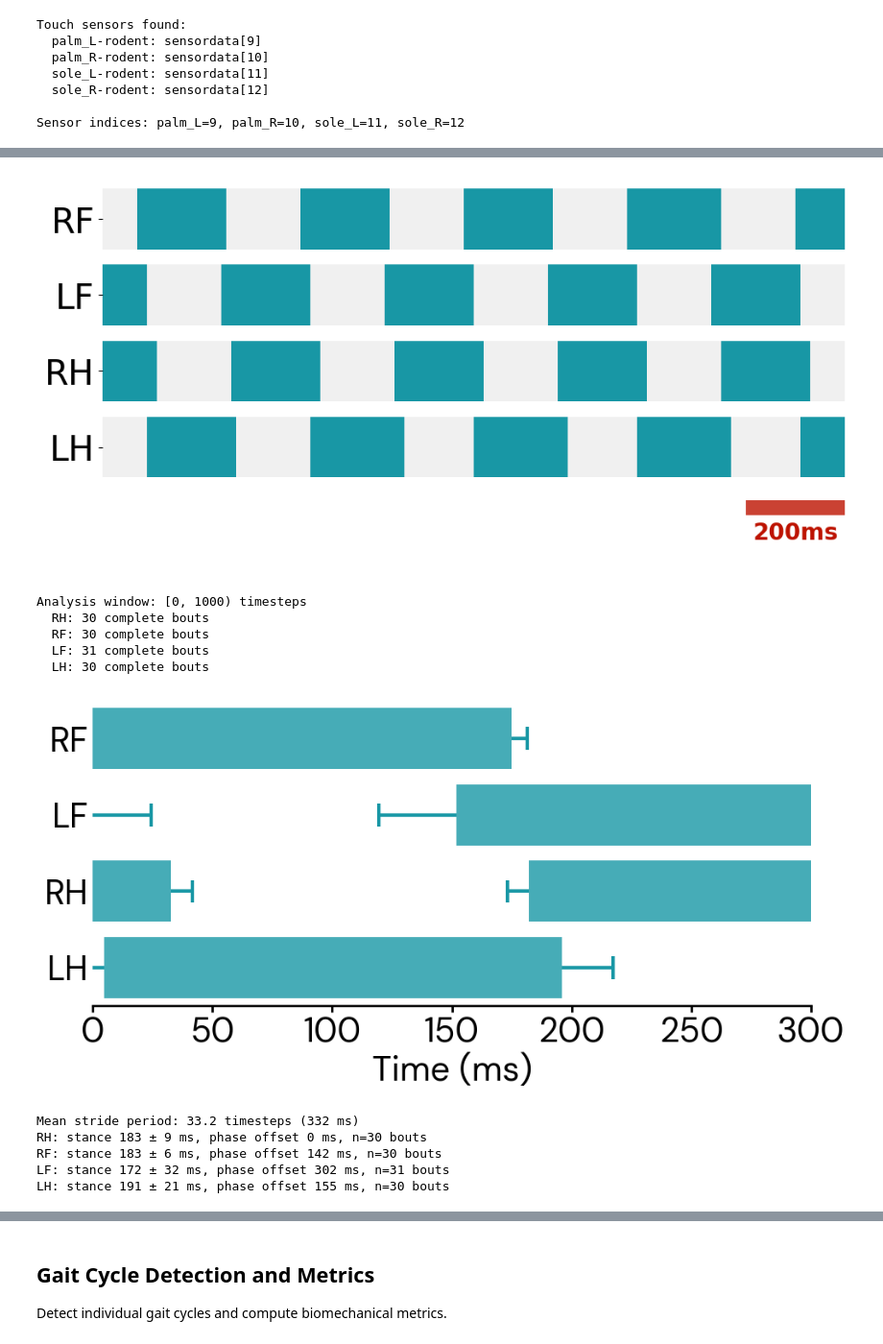
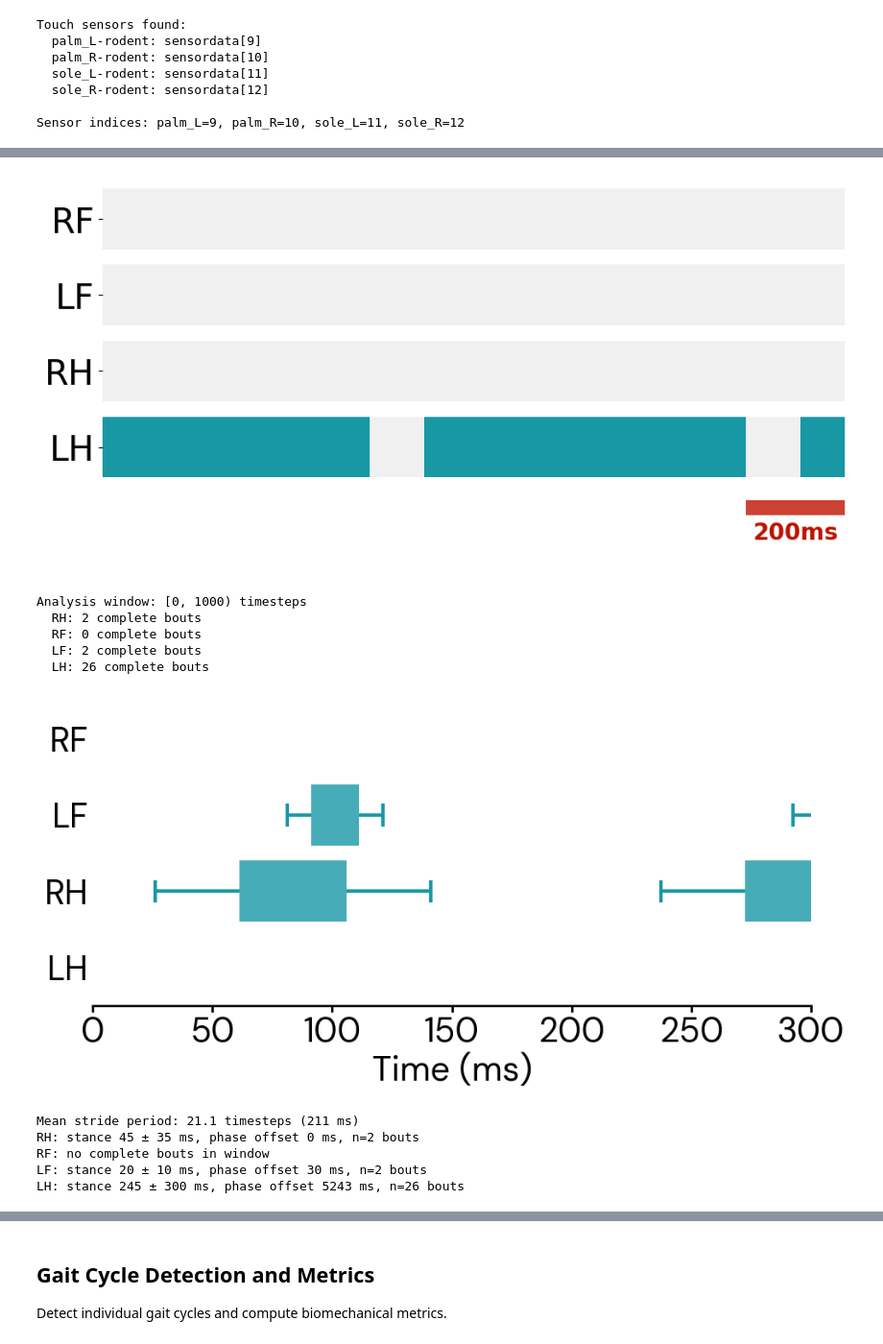
Before and after one commit to asirbu77/SCAMPER, a Jupyter notebook: notebooks/analysis/FinalNotebooks/maintain_velocity_analysis_S3e-1_walk_scratch.ipynb, the cells around one changed output, grey strips where cells are left out. Shown at 96% size. Cells and saved outputs as stored; diff of their text form; code cells hidden in the pictures.

Commit message:
Update gait analysis notebooks

```diff
--- a/notebooks/analysis/FinalNotebooks/maintain_velocity_analysis_S3e-1_walk_scratch.ipynb
+++ b/notebooks/analysis/FinalNotebooks/maintain_velocity_analysis_S3e-1_walk_scratch.ipynb
@@ -64,10 +62,10 @@ AttributeError: 'NoneType' object has no attribute 'eglQueryString'
 Set the checkpoint path and other parameters here.
 # %%
 # Checkpoint path - UPDATE THIS to your checkpoint
-CHECKPOINT_PATH = "/home/mila/a/aidan.sirbu/SCAMPER/scratch/maintain_velocity_checkpoints/260403_015403_017303"
+CHECKPOINT_PATH = "/home/mila/a/aidan.sirbu/SCAMPER/scratch/maintain_velocity_checkpoints/260228_120947_605589"
 CHECKPOINT_STEP = 25  # None = latest step
 
-NAME = "SCAMPER_S3e-1"
+NAME = "scratch_S3e-1"
 
 # Rollout parameters
 EPISODE_LENGTH = 1000  # Number of steps to roll out
@@ -161,10 +159,18 @@ env_cfg.ctrl_dt = ckpt_cfg["env_config"]["ctrl_dt"]
 env_cfg.init_z = config["env"]["init_z"]
 env_cfg.target_speed = config["env"]["target_speed"]
 
+# Mirror the actuator type used at training time. Only scratch mode can opt into
+# PD actuators; other modes always use torque (frozen decoder was trained with torque).
+if mode == "scratch":
+    env_cfg.torque_actuators = config.get("scratch", {}).get("torque_actuators", True)
+else:
+    env_cfg.torque_actuators = True
+
 print(f"XML variant: {xml_variant}")
 print(f"MuJoCo impl: {env_cfg.mujoco_impl}")
 print(f"ctrl_dt: {env_cfg.ctrl_dt}")
 print(f"Target speed: {env_cfg.target_speed}")
+print(f"torque_actuators: {env_cfg.torque_actuators}")
 # %% [output]
 XML variant: no-tail-collisions
 MuJoCo impl: warp
@@ -752,8 +756,8 @@ plt.show()
 # Binary stance detection from touch sensors (threshold-based)
 TOUCH_THRESHOLD_PALM_L = 0.01
 TOUCH_THRESHOLD_PALM_R = 0.01
-TOUCH_THRESHOLD_SOLE_L = 0.5
-TOUCH_THRESHOLD_SOLE_R = 0.5
+TOUCH_THRESHOLD_SOLE_L = 0.01
+TOUCH_THRESHOLD_SOLE_R = 0.01
 
 if smooth:
     stance_palm_L = (palm_L_data_smooth > TOUCH_THRESHOLD_PALM_L).astype(int)
@@ -964,12 +966,9 @@ for spine in ax.spines.values():
     spine.set_visible(False)
 
 plt.tight_layout()
-plt.savefig(OUTPUT_DIR / f"final_gait_diagram_{NAME}.png", dpi=300, bbox_inches="tight")
-plt.savefig(OUTPUT_DIR / f"final_gait_diagram_{NAME}.svg", dpi=300, bbox_inches="tight")
-plt.savefig(OUTPUT_DIR / f"final_gait_diagram_{NAME}.pdf", dpi=300, bbox_inches="tight")
 plt.show()
 # %% [output]
-[figure, old version]
+[figure, new version]
 # %%
 import matplotlib
 matplotlib.rcParams["font.family"] = "DM Sans"
@@ -1149,52 +1148,43 @@ ax.set_yticks(range(len(display_order)))
 ax.set_yticklabels(display_order)
 ax.set_xlim(0, xlim_ms)
 ax.set_xlabel("Time (ms)", fontsize=TICK_FONTSIZE)
 ax.tick_params(axis="x", labelsize=TICK_FONTSIZE, width=2, length=6)
 ax.tick_params(axis="y", labelsize=TICK_FONTSIZE, length=0)
 
 ax.set_ylim(-0.5, len(display_order) - 0.5)
 ax.set_ylabel("")
 ax.grid(False)
 
 ax.spines["bottom"].set_linewidth(2)
 for spine in ["top", "right", "left"]:
     ax.spines[spine].set_visible(False)
 
 plt.tight_layout()
-plt.savefig(
-    "/home/mila/a/aidan.sirbu/SCAMPER/notebooks/analysis/FinalNotebooks/Plots/SCAMPER-walk.png", dpi=300, bbox_inches="tight"
-)
-plt.savefig(
-    "/home/mila/a/aidan.sirbu/SCAMPER/notebooks/analysis/FinalNotebooks/Plots/SCAMPER-walk.pdf", dpi=300, bbox_inches="tight"
-)
-plt.savefig(
-    "/home/mila/a/aidan.sirbu/SCAMPER/notebooks/analysis/FinalNotebooks/Plots/SCAMPER-walk.svg", dpi=300, bbox_inches="tight"
-)
 plt.show()
 
 # Print stats
 print(f"Mean stride period: {mean_stride:.1f} timesteps ({cycle_len_ms:.0f} ms)")
 for name in limb_names:
     d = stance_durations[name]
     if len(d) > 0:
         print(
             f"{name}: stance {d.mean() * ctrl_dt_ms:.0f} ± {d.std() * ctrl_dt_ms:.0f} ms, "
             f"phase offset {phase_offsets_ms[name]:.0f} ms, n={len(d)} bouts"
         )
     else:
         print(f"{name}: no complete bouts in window")
 # %% [output]
 Analysis window: [0, 1000) timesteps
-  RH: 30 complete bouts
-  RF: 30 complete bouts
-  LF: 31 complete bouts
-  LH: 30 complete bouts
+  RH: 2 complete bouts
+  RF: 0 complete bouts
+  LF: 2 complete bouts
+  LH: 26 complete bouts
-[figure, old version]
+[figure, new version]
-Mean stride period: 33.2 timesteps (332 ms)
-RH: stance 183 ± 9 ms, phase offset 0 ms, n=30 bouts
-RF: stance 183 ± 6 ms, phase offset 142 ms, n=30 bouts
-LF: stance 172 ± 32 ms, phase offset 302 ms, n=31 bouts
-LH: stance 191 ± 21 ms, phase offset 155 ms, n=30 bouts
+Mean stride period: 21.1 timesteps (211 ms)
+RH: stance 45 ± 35 ms, phase offset 0 ms, n=2 bouts
+RF: no complete bouts in window
+LF: stance 20 ± 10 ms, phase offset 30 ms, n=2 bouts
+LH: stance 245 ± 300 ms, phase offset 5243 ms, n=26 bouts
 # %%
 # --- Real rat lateral-sequence walk gait diagram (from rat-sci-locomotion dataset) ---
 from scipy.stats import circmean, circstd
```
Also changed, not shown: parts of 23 cells of this notebook, 11 other files.
